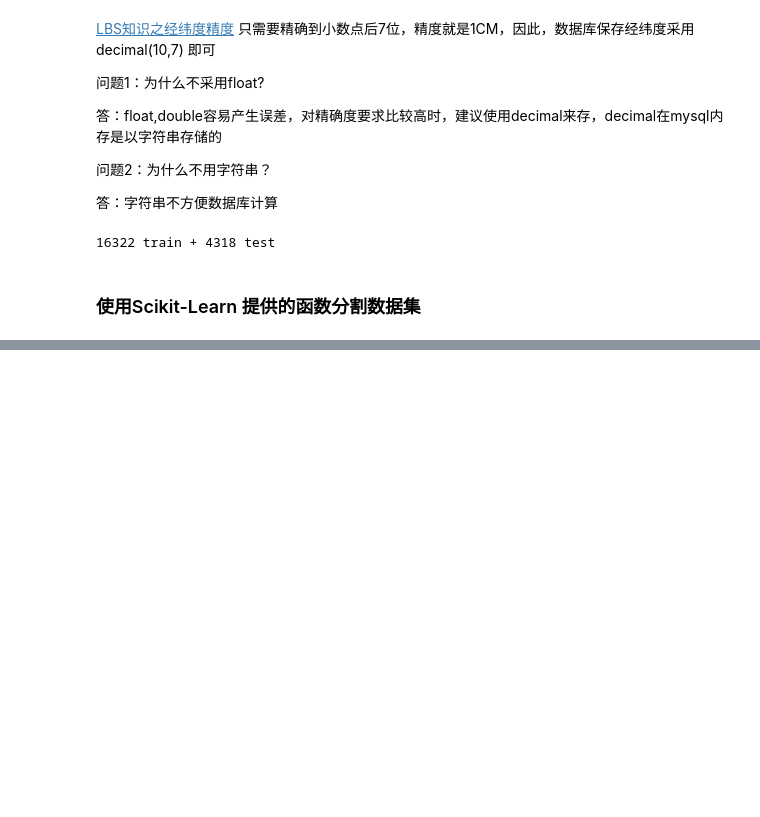
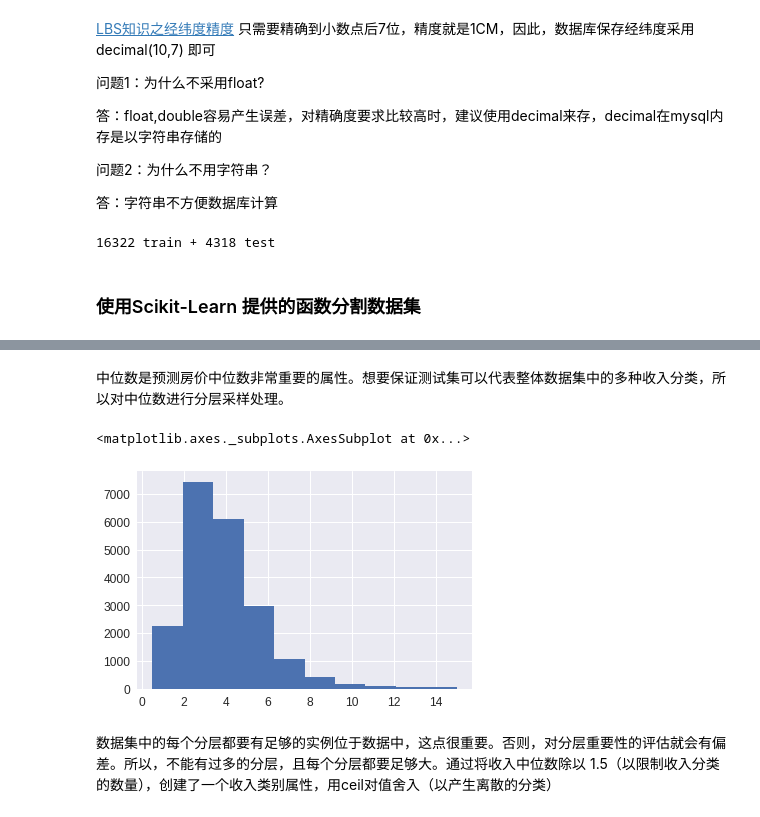
Before and after one commit to mopheiok/hands_on_sk_tf, a Jupyter notebook: 02_end_to_end_machine_learning_project.ipynb, the cells around one changed output, grey strips where cells are left out. Cells and saved outputs as stored; diff of their text form; code cells hidden in the pictures; blank space fills up the shorter version.

```diff
--- a/02_end_to_end_machine_learning_project.ipynb
+++ b/02_end_to_end_machine_learning_project.ipynb
@@ -218,0 +223,9 @@ train_set, test_set = train_test_split(housing, test_size=0.2, random_state=42)
+# %% [markdown]
+中位数是预测房价中位数非常重要的属性。想要保证测试集可以代表整体数据集中的多种收入分类，所以对中位数进行分层采样处理。
+# %%
+housing["median_income"].hist()
+# %% [output]
+<matplotlib.axes._subplots.AxesSubplot at 0x...>
+[figure, added]
+# %% [markdown]
+数据集中的每个分层都要有足够的实例位于数据中，这点很重要。否则，对分层重要性的评估就会有偏差。所以，不能有过多的分层，且每个分层都要足够大。通过将收入中位数除以 1.5（以限制收入分类的数量），创建了一个收入类别属性，用ceil对值舍入（以产生离散的分类）
```
Also changed, not shown: parts of 2 cells of this notebook.
